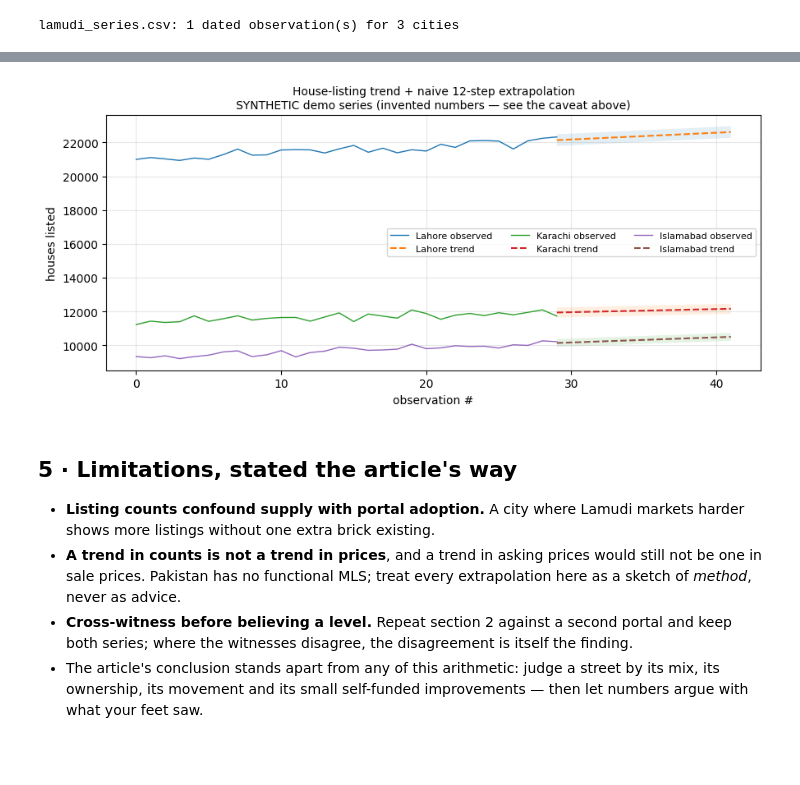
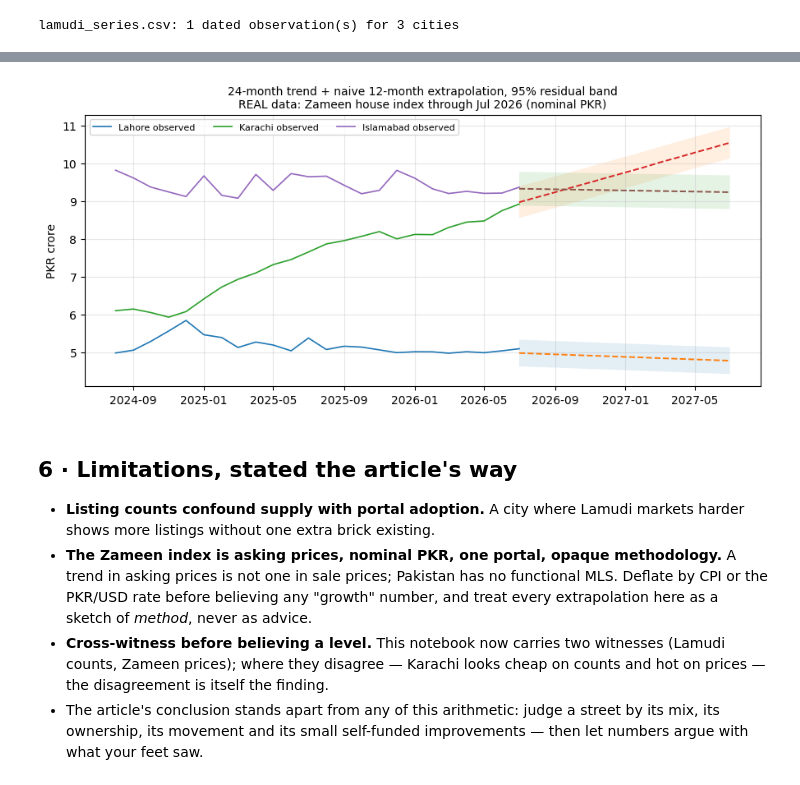
Before and after one commit to samas-it-services/ilm-red-addons, a Jupyter notebook: notebooks/lahore-real-estate/lahore_real_estate_lab.ipynb, the cells around one changed output, grey strips where cells are left out. Cells and saved outputs as stored; diff of their text form; code cells hidden in the pictures; blank space fills up the shorter version.

```diff
--- a/notebooks/lahore-real-estate/lahore_real_estate_lab.ipynb
+++ b/notebooks/lahore-real-estate/lahore_real_estate_lab.ipynb
@@ -170,0 +230,20 @@ the caveat retires itself.
+# %%
+def pct(a, b):
+    return 100 * (b / a - 1)
+
+last = zameen.index[-1]
+rows = []
+for city in cities:
+    s = zameen[city]
+    peak_month = s.idxmax()
+    rows.append({
+        "city": city,
+        "latest (PKR crore)": round(s.iloc[-1] / 1e7, 2),
+        "since 2011 (x)": round(s.iloc[-1] / s.iloc[0], 2),
+        "12-month %": round(pct(s.loc[last - pd.DateOffset(months=12)], s.iloc[-1]), 1),
+        "24-month %": round(pct(s.loc[last - pd.DateOffset(months=24)], s.iloc[-1]), 1),
+        "vs own peak %": round(pct(s.max(), s.iloc[-1]), 1),
+        "peak month": f"{peak_month:%Y-%m}",
+    })
+takeaways = pd.DataFrame(rows).set_index("city")
+takeaways
@@ -171,49 +263,37 @@ the caveat retires itself.
 # %%
-import numpy as np
-rng = np.random.default_rng(7)
-
-real = hist.groupby("city").size().min() if len(hist) else 0
-if hist["date"].nunique() >= 6:
-    fit = hist.pivot_table(index="date", columns="city", values="houses")
-    label = "REAL series from lamudi_series.csv"
-else:
-    weeks = pd.date_range("2026-01-05", periods=30, freq="W")
-    fit = pd.DataFrame({   # SYNTHETIC: levels and slopes are invented for the demo
-        "Lahore":    21000 + 45 * np.arange(30) + rng.normal(0, 220, 30),
-        "Karachi":   11500 + 12 * np.arange(30) + rng.normal(0, 180, 30),
-        "Islamabad": 9300 + 28 * np.arange(30) + rng.normal(0, 150, 30),
-    }, index=weeks)
-    label = "SYNTHETIC demo series (invented numbers — see the caveat above)"
-
-H = 12  # forecast horizon, in observations
+FIT_M = 24  # fit window, months
+H = 12      # horizon, months
 fig, ax = plt.subplots(figsize=(9, 4.2))
-x = np.arange(len(fit))
-xf = np.arange(len(fit) + H)
 for city in cities:
-    y = fit[city].values
+    y = zameen[city].iloc[-FIT_M:].values / 1e7
+    x = np.arange(FIT_M)
     a, b = np.polyfit(x, y, 1)
     resid = y - (a * x + b)
     band = 1.96 * resid.std()
+    xf = np.arange(FIT_M + H)
     yf = a * xf + b
-    ax.plot(x, y, lw=1, label=f"{city} observed")
-    ax.plot(xf[len(fit)-1:], yf[len(fit)-1:], "--", lw=1.5, label=f"{city} trend")
-    ax.fill_between(xf[len(fit)-1:], yf[len(fit)-1:] - band, yf[len(fit)-1:] + band, alpha=0.12)
-ax.set_title(f"House-listing trend + naive 12-step extrapolation\n{label}", fontsize=10)
-ax.set_ylabel("houses listed"); ax.set_xlabel("observation #")
-ax.legend(fontsize=8, ncol=3); ax.grid(alpha=0.3)
+    dates = pd.date_range(zameen.index[-FIT_M], periods=FIT_M + H, freq="MS")
+    ax.plot(dates[:FIT_M], y, lw=1.2, label=f"{city} observed")
+    ax.plot(dates[FIT_M-1:], yf[FIT_M-1:], "--", lw=1.4)
+    ax.fill_between(dates[FIT_M-1:], yf[FIT_M-1:] - band, yf[FIT_M-1:] + band, alpha=0.12)
+ax.set_title(f"24-month trend + naive 12-month extrapolation, 95% residual band\n"
+             f"REAL data: Zameen house index through {zameen.index[-1]:%b %Y} (nominal PKR)", fontsize=10)
+ax.set_ylabel("PKR crore"); ax.legend(fontsize=8, ncol=3); ax.grid(alpha=0.3)
 plt.tight_layout(); plt.show()
 # %% [output]
-[figure, old version]
+[figure, new version]
 # %% [markdown]
-## 5 · Limitations, stated the article's way
+## 6 · Limitations, stated the article's way
 
 - **Listing counts confound supply with portal adoption.** A city where Lamudi markets harder
   shows more listings without one extra brick existing.
-- **A trend in counts is not a trend in prices**, and a trend in asking prices would still not
-  be one in sale prices. Pakistan has no functional MLS; treat every extrapolation here as a
-  sketch of *method*, never as advice.
-- **Cross-witness before believing a level.** Repeat section 2 against a second portal and keep
-  both series; where the witnesses disagree, the disagreement is itself the finding.
+- **The Zameen index is asking prices, nominal PKR, one portal, opaque methodology.** A trend
+  in asking prices is not one in sale prices; Pakistan has no functional MLS. Deflate by CPI or
+  the PKR/USD rate before believing any "growth" number, and treat every extrapolation here as
+  a sketch of *method*, never as advice.
+- **Cross-witness before believing a level.** This notebook now carries two witnesses (Lamudi
+  counts, Zameen prices); where they disagree — Karachi looks cheap on counts and hot on
+  prices — the disagreement is itself the finding.
 - The article's conclusion stands apart from any of this arithmetic: judge a street by its mix,
   its ownership, its movement and its small self-funded improvements — then let numbers argue
   with what your feet saw.
```
Also changed, not shown: parts of 8 cells of this notebook, 3 other files.
